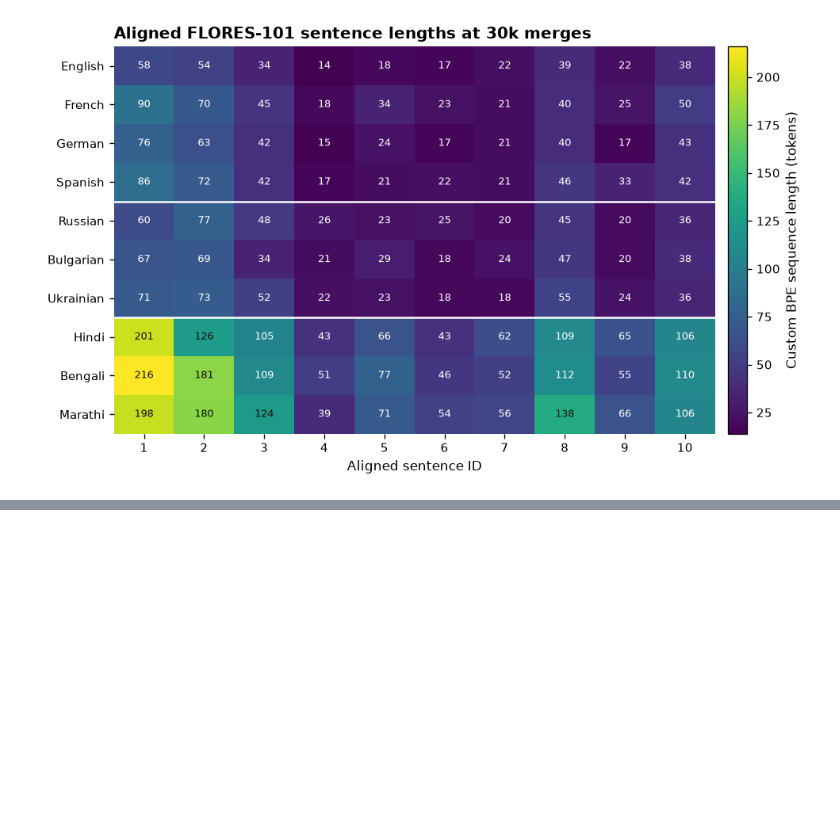
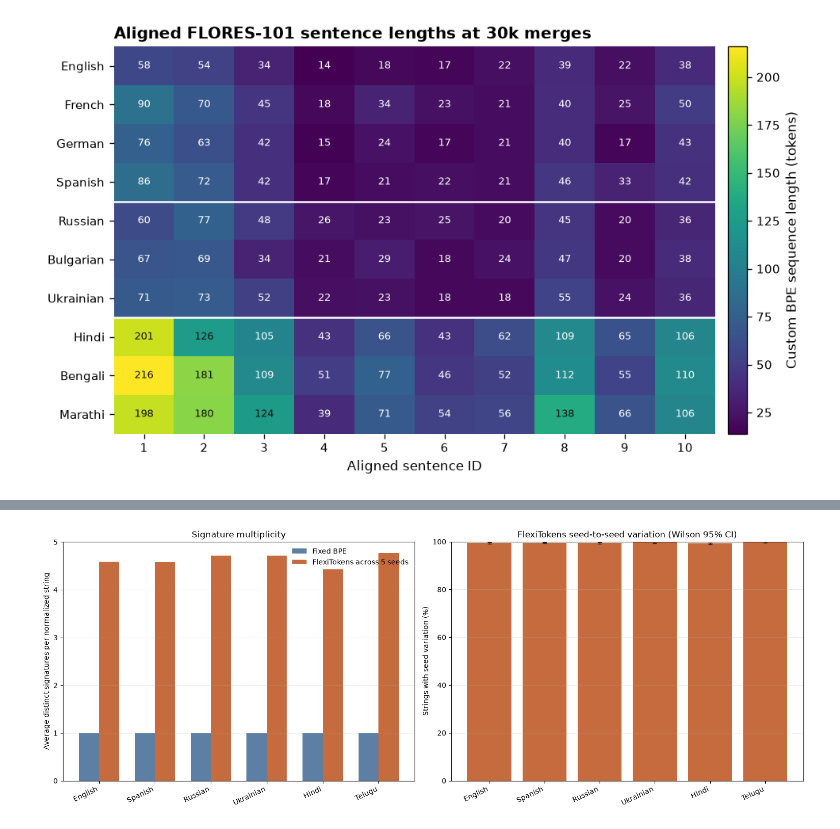
Before and after one commit to samarthgaggar/multi-lang-tokenization, a Jupyter notebook: tokenization_flores.ipynb, the cells around one changed output, grey strips where cells are left out. Saved outputs shown, nothing was run; the diff lists cells and outputs as text; code cells hidden in the pictures; blank space fills up the shorter version.

Commit message:
Add validated six-language FLORES consistency analysis

```diff
--- a/tokenization_flores.ipynb
+++ b/tokenization_flores.ipynb
@@ -581,0 +581,15 @@ drwxr-xr-x 1 root root  4096 Jun  4 13:32 sample_data
+# %%
+# Final numeric summary at the largest checkpoint.
+largest_checkpoint = available_checkpoints[-1]
+summary = (
+    lengths_df[lengths_df["num_merges"] == largest_checkpoint]
+    .groupby("language", as_index=False)
+    .agg(
+        mean_custom_bpe_tokens=("custom_bpe_token_count", "mean"),
+        median_custom_bpe_tokens=("custom_bpe_token_count", "median"),
+        mean_gpt2_tokens=("gpt2_token_count", "mean"),
+        mean_characters=("character_count", "mean"),
+    )
+    .sort_values("mean_custom_bpe_tokens")
+)
+summary.round(2)
@@ -581,0 +680,28 @@ drwxr-xr-x 1 root root  4096 Jun  4 13:32 sample_data
+# %%
+plot_data = consistency_summary.copy()
+labels = plot_data["language_name"].tolist()
+x = np.arange(len(plot_data))
+
+fig, axes = plt.subplots(1, 2, figsize=(15, 5.5), constrained_layout=True)
+width = 0.36
+axes[0].bar(x - width / 2, plot_data["avg_bpe_signatures_per_string"], width, label="Fixed BPE", color="#5d7fa3")
+axes[0].bar(x + width / 2, plot_data["avg_fxt_signatures_per_string"], width, label="FlexiTokens across 5 seeds", color="#c66b3d")
+axes[0].set_xticks(x, labels, rotation=25, ha="right")
+axes[0].set_ylabel("Average distinct signatures per normalized string")
+axes[0].set_title("Signature multiplicity")
+axes[0].legend(frameon=False)
+axes[0].grid(axis="y", alpha=0.25)
+
+variation = plot_data["percent_strings_with_fxt_seed_variation"].to_numpy()
+lower = variation - plot_data["seed_variation_ci_low"].to_numpy()
+upper = plot_data["seed_variation_ci_high"].to_numpy() - variation
+axes[1].bar(x, variation, color="#c66b3d")
+axes[1].errorbar(x, variation, yerr=np.vstack([lower, upper]), fmt="none", ecolor="#222", capsize=3, lw=1)
+axes[1].set_xticks(x, labels, rotation=25, ha="right")
+axes[1].set_ylabel("Strings with seed variation (%)")
+axes[1].set_ylim(0, 100)
+axes[1].set_title("FlexiTokens seed-to-seed variation (Wilson 95% CI)")
+axes[1].grid(axis="y", alpha=0.25)
+plt.show()
+# %% [output]
+[figure, added]
```
Also changed, not shown: parts of 7 cells of this notebook, 53 other files.
